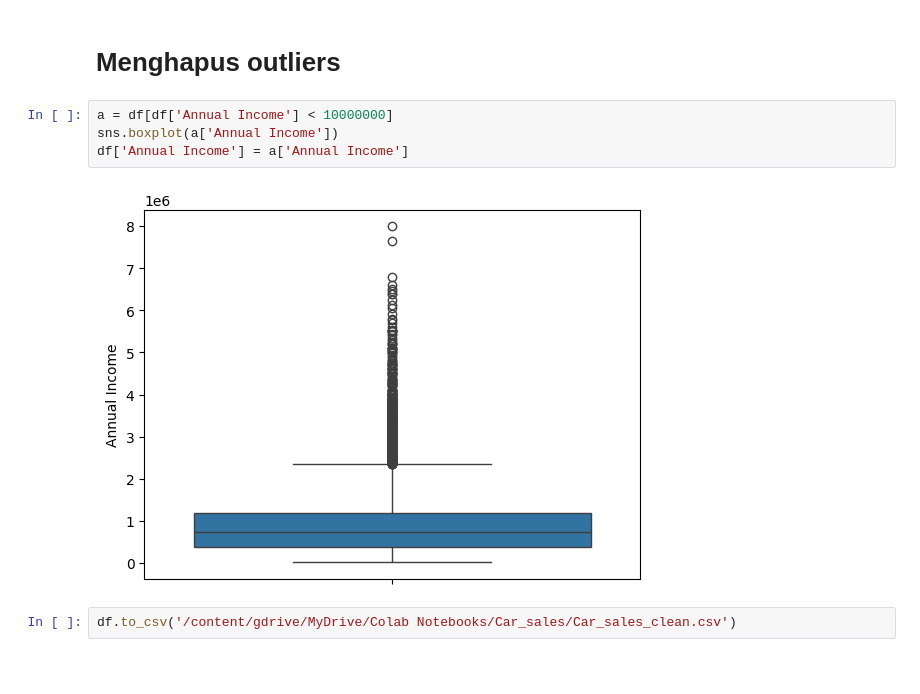
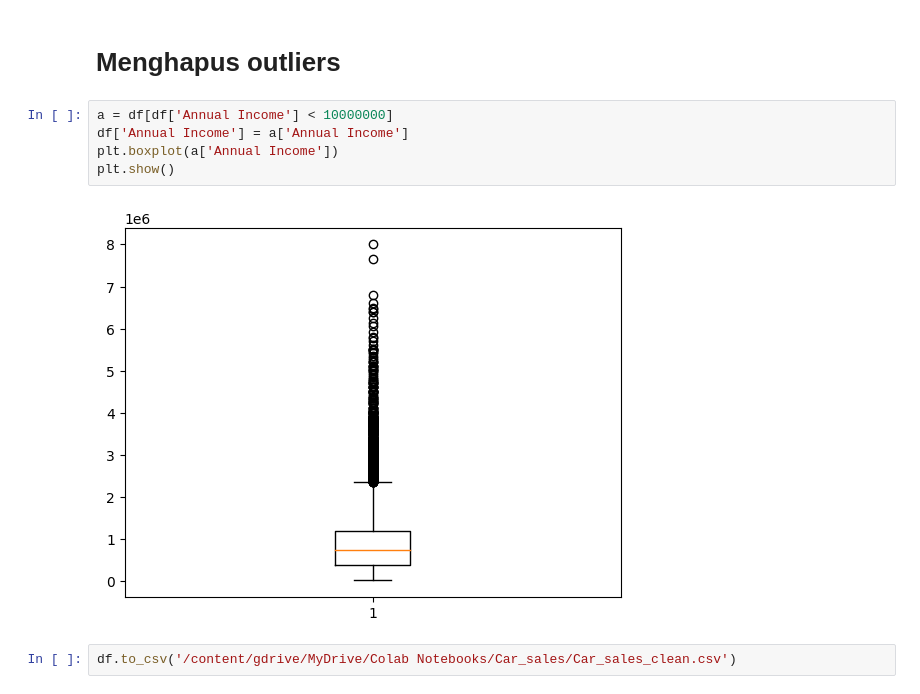
Before and after one commit to MuhammadJundullah/Data-Analysis, a Jupyter notebook: Car sales analysis/Car_sales_cleaning.ipynb, the cells around one changed output. Cells and saved outputs as stored; diff of their text form; blank space fills up the shorter version.

```diff
--- a/Car sales analysis/Car_sales_cleaning.ipynb
+++ b/Car sales analysis/Car_sales_cleaning.ipynb
@@ -102,9 +99,10 @@ sns.distplot(df['Annual Income'])
 # Menghapus outliers
 # %%
 a = df[df['Annual Income'] < 10000000]
-sns.boxplot(a['Annual Income'])
 df['Annual Income'] = a['Annual Income']
+plt.boxplot(a['Annual Income'])
+plt.show()
 # %% [output]
-[figure, old version]
+[figure, new version]
 # %%
 df.to_csv('/content/gdrive/MyDrive/Colab Notebooks/Car_sales/Car_sales_clean.csv')
```
Also changed, not shown: parts of 5 cells of this notebook.
